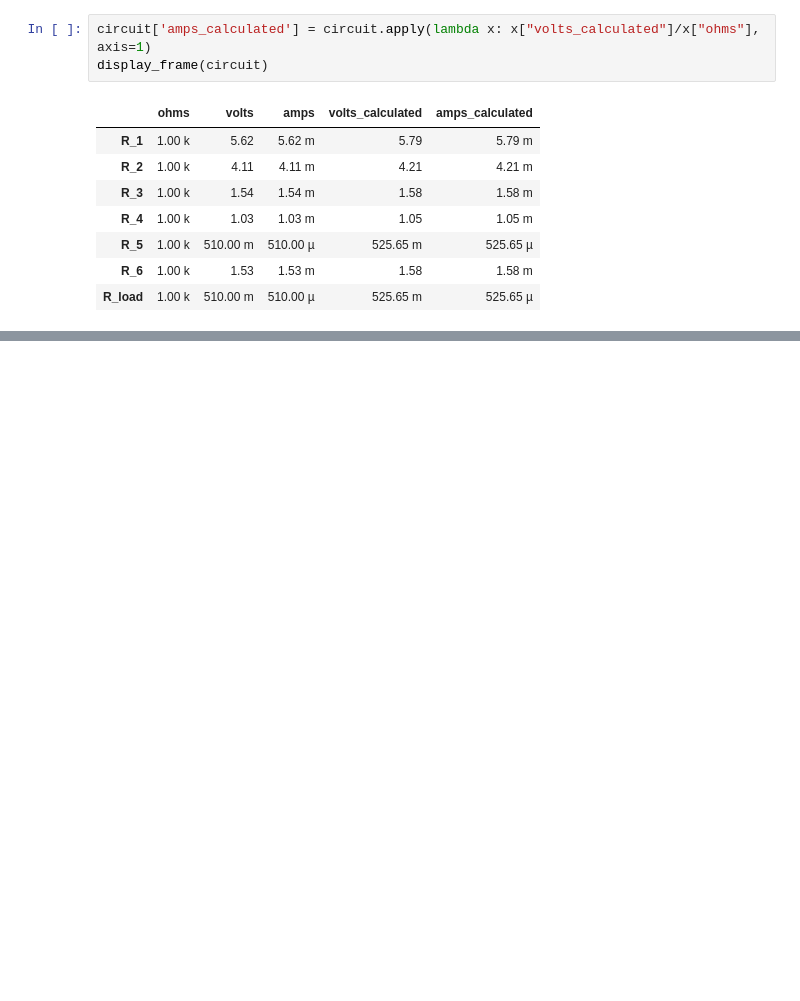
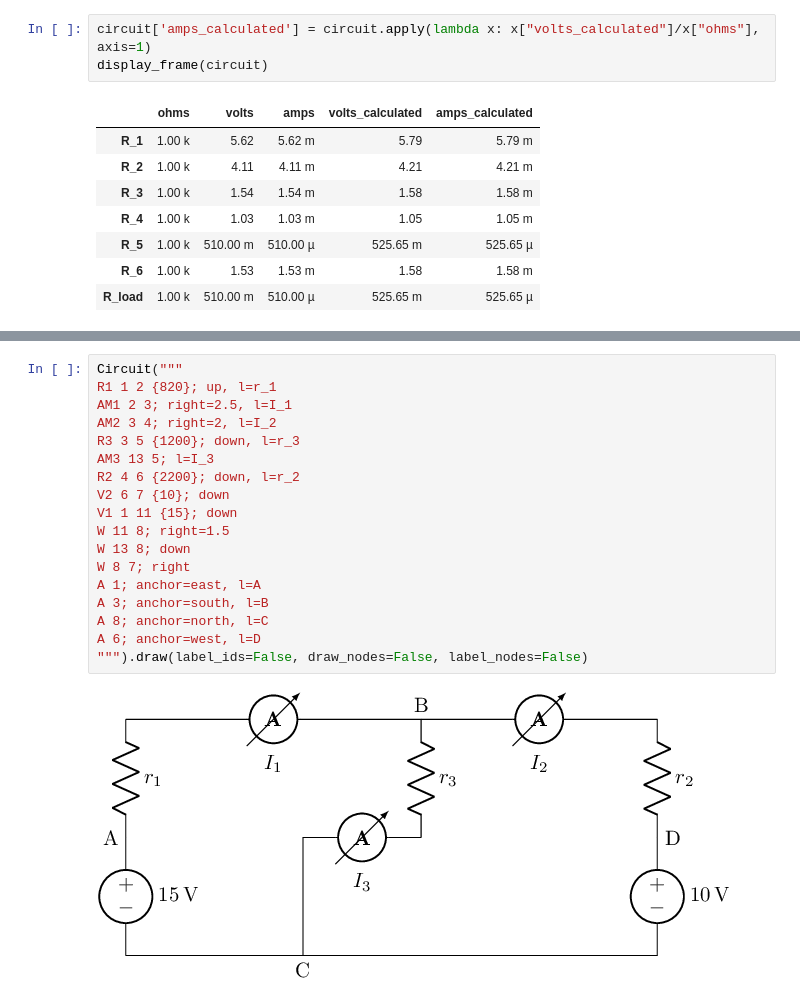
Before and after one commit to MatrixManAtYrService/InstrumentationDesign1, a Jupyter notebook: Lab_05.ipynb, the cells around one changed output, grey strips where cells are left out. Saved outputs shown, nothing was run; the diff lists cells and outputs as text; blank space fills up the shorter version.

```diff
--- a/Lab_05.ipynb
+++ b/Lab_05.ipynb
@@ -207,0 +294,20 @@ display_frame(circuit)
+# %%
+Circuit("""
+R1 1 2 {820}; up, l=r_1
+AM1 2 3; right=2.5, l=I_1
+AM2 3 4; right=2, l=I_2
+R3 3 5 {1200}; down, l=r_3
+AM3 13 5; l=I_3
+R2 4 6 {2200}; down, l=r_2
+V2 6 7 {10}; down
+V1 1 11 {15}; down
+W 11 8; right=1.5
+W 13 8; down
+W 8 7; right
+A 1; anchor=east, l=A
+A 3; anchor=south, l=B
+A 8; anchor=north, l=C
+A 6; anchor=west, l=D
+""").draw(label_ids=False, draw_nodes=False, label_nodes=False)
+# %% [output]
+[figure, added]
```
Also changed, not shown: parts of 17 cells of this notebook.
